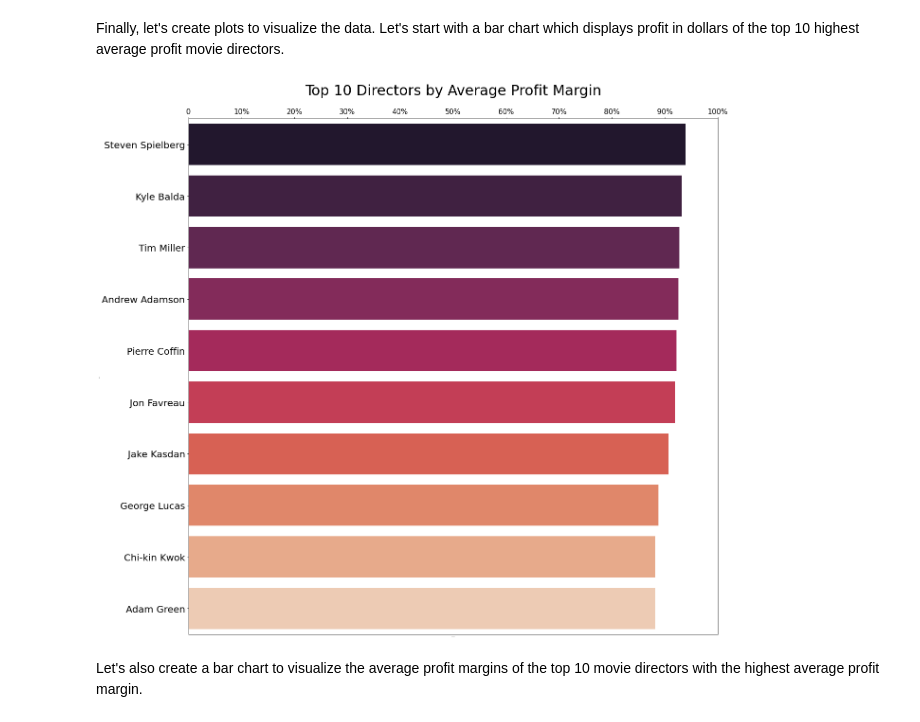
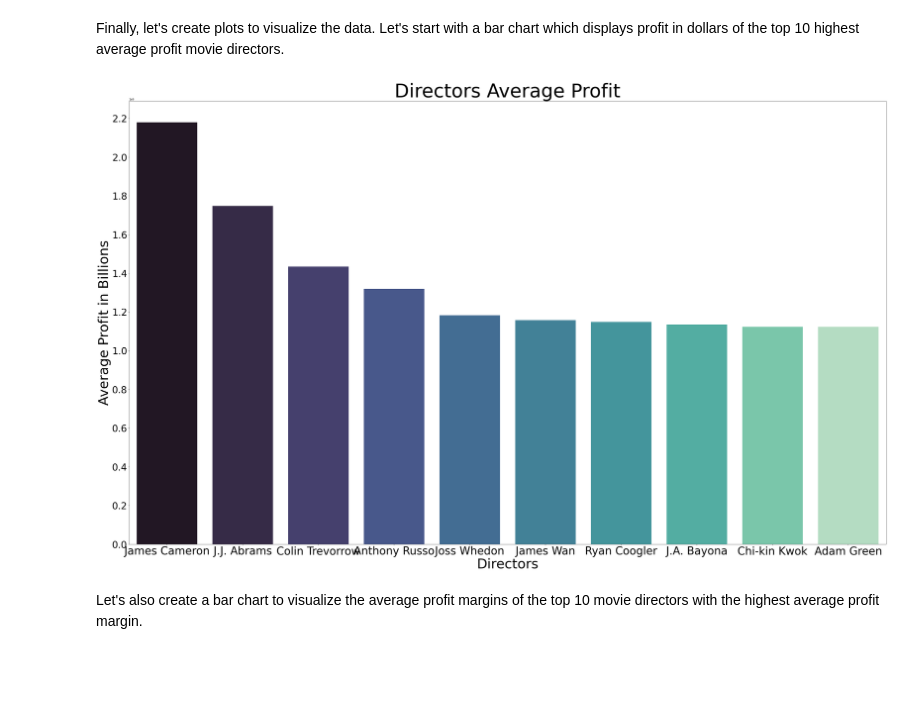
Before and after one commit to learn-co-curriculum/dsc-phase-1-project-v2-3, a Jupyter notebook: student.ipynb, the cells around one changed output. Cells and saved outputs as stored; diff of their text form; code cells hidden in the pictures; blank space fills up the shorter version.

```diff
--- a/student.ipynb
+++ b/student.ipynb
@@ -816,29 +816,22 @@ average_director_profits_margin= top_100.groupby('primary_name').mean().sort_val
 ## Data Analysis
 # %% [markdown]
 Finally, let's create plots to visualize the data. Let's start with a bar chart which displays profit in dollars of the top 10 highest average profit movie directors.
-# %%
-fig, ax = plt.subplots(figsize=(20, 20))
-
-y = average_director_profits_margin.index[:10]
-x =  average_director_profits_margin['profit_margin'][:10]
-
-
-ax.set_title('Top 10 Directors by Average Profit Margin', size=30, pad=50)
-
-sns.set_color_codes('deep')
-sns.barplot(x=x, y=y, palette='rocket', orient='h')
-ax.set_ylabel('Directors', size=0)
-ax.set_xlabel("Profit Margin", size=0)
-ax.set_yticklabels(y, size=20)
-# Hardcoding scale instead
-xticks = [0, 10, 20, 30, 40, 50, 60, 70, 80, 90, 100]
-xticklabels = ['0', '10%', '20%', '30%', '40%', '50%', '60%', '70%', '80%', '90%', '100%']
-ax.set_xticklabels(xticklabels, size=15)
-ax.xaxis.tick_top()
-
-plt.xticks(xticks);
-# %% [output]
-[figure, removed]
+# %%
+fig, ax = plt.subplots(figsize=(50, 30))
+x = average_director_profits.index[:10]
+y = average_director_profits['profit'][:10]
+# Hardcoding scale instead
+yticks = list(range(0, 3000000000, 200000000))
+
+ax.set_title(label='Directors Average Profit', size=70)
+plt.yticks(yticks, fontsize=35)
+sns.set_color_codes('deep')
+sns.barplot(x=x, y=y, palette='mako')
+ax.set_xlabel('Directors', size=50)
+ax.set_ylabel("Average Profit in Billions", size=50)
+ax.set_xticklabels(x, size=40);
+# %% [output]
+[figure, added]
 # %% [markdown]
 Let's also create a bar chart to visualize the average profit margins of the top 10 movie directors with the highest average profit margin.
 # %%
```
Also changed, not shown: parts of 2 cells of this notebook.
